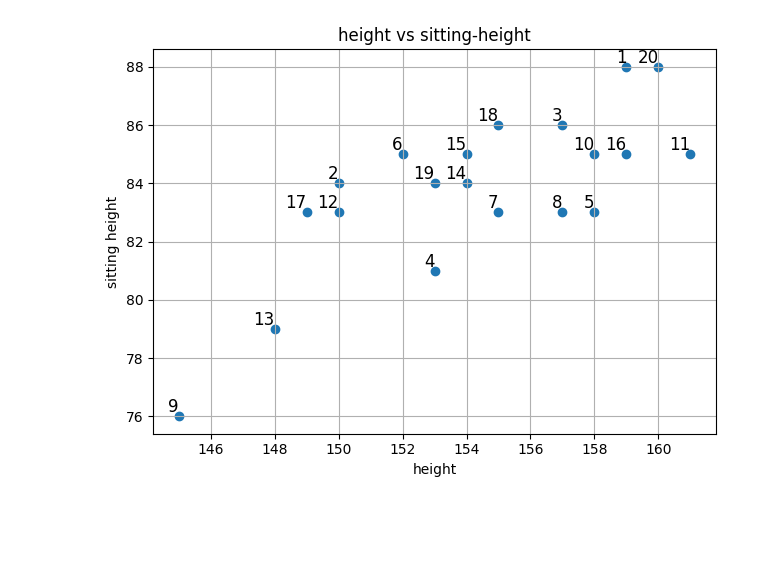
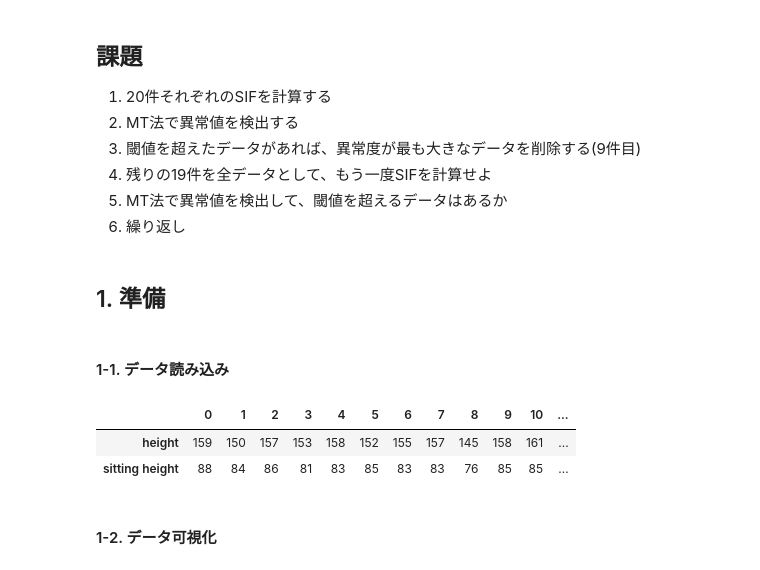
Before and after one commit to MasanaoMatsuda/anomaly_detection_with_maharanobis_distance, a Jupyter notebook: main.ipynb, the cells around one changed output. Drawn from its saved outputs; the diff is of its cells as text; code cells hidden in the pictures; blank space fills up the shorter version.

```diff
--- a/main.ipynb
+++ b/main.ipynb
@@ -8,0 +1,8 @@ import numpy as np
+# %% [markdown]
+## 課題
+1. 20件それぞれのSIFを計算する
+2. MT法で異常値を検出する
+3. 閾値を超えたデータがあれば、異常度が最も大きなデータを削除する(9件目)
+4. 残りの19件を全データとして、もう一度SIFを計算せよ
+5. MT法で異常値を検出して、閾値を超えるデータはあるか
+6. 繰り返し
@@ -9,13 +24,18 @@ import numpy as np
+# %% [markdown]
+## 1. 準備
+# %% [markdown]
+#### 1-1. データ読み込み
 # %%
 path = "./data/students_height_and_sitting_height.csv"
 data = AssignmentData(path)
 df = data.get_data()
-df.columns = ["height", "sitting height"]
-
-drawer = Drawer(df, fontsize=12)
-drawer.plot_scatter_with_index("height vs sitting-height")
+df.T
 # %% [output]
-[figure, removed]
+|  | 0 | 1 | 2 | 3 | 4 | 5 | 6 | 7 | 8 | 9 | 10 | ... |
+| height | 159 | 150 | 157 | 153 | 158 | 152 | 155 | 157 | 145 | 158 | 161 | ... |
+| sitting height | 88 | 84 | 86 | 81 | 83 | 85 | 83 | 83 | 76 | 85 | 85 | ... |
+# %% [markdown]
+#### 1-2. データ可視化
 # %%
 model = SimpleLinearRegression()
 params = model.fit(df.iloc[:, 0], df.iloc[:, 1])
```
Also changed, not shown: parts of 24 cells of this notebook, 5 other files.
